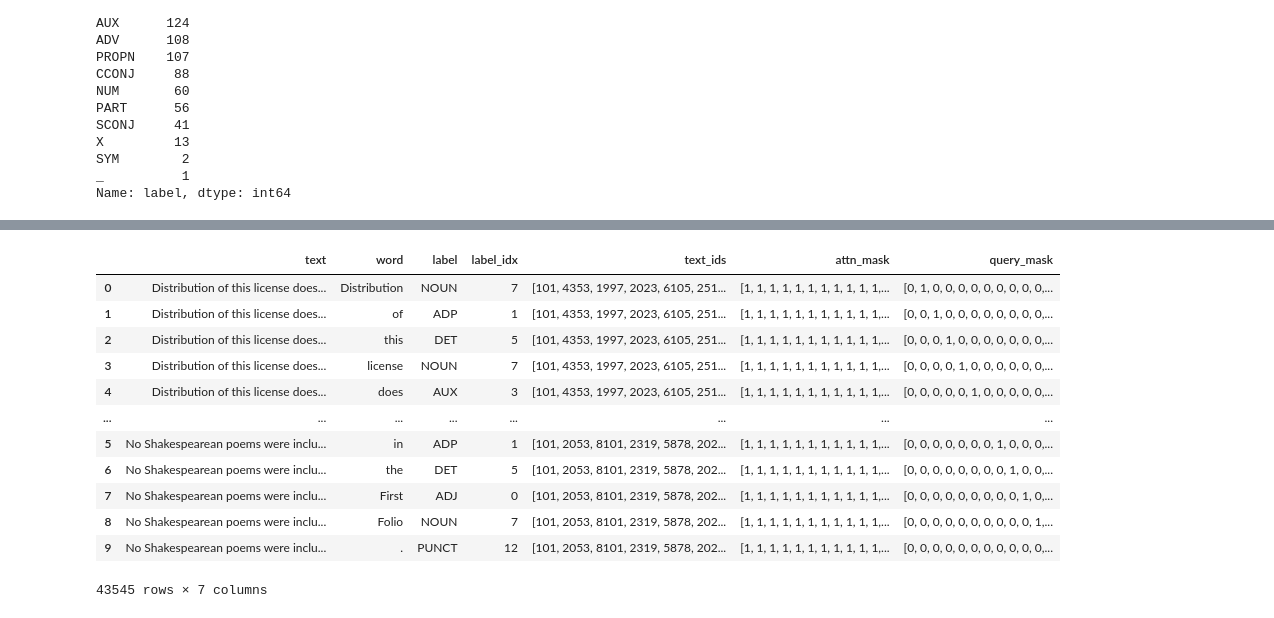
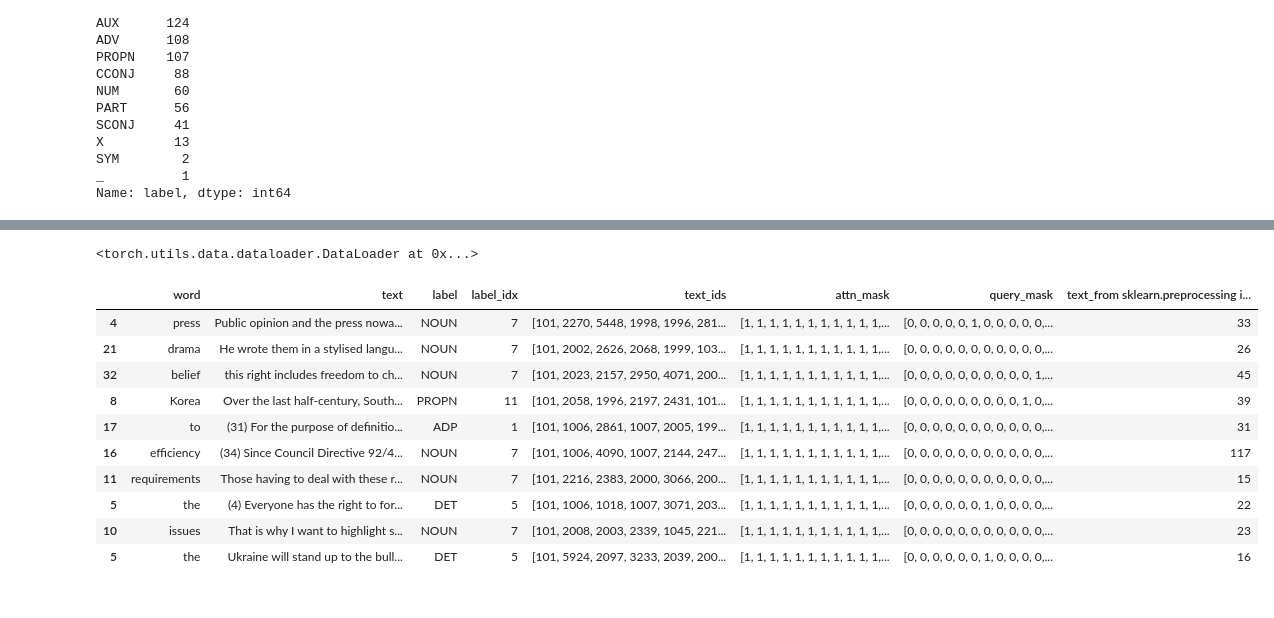
Before and after one commit to ErezSC42/bert_pos_analysis, a Jupyter notebook: data_exploration.ipynb, the cells around one changed output, grey strips where cells are left out. Saved outputs shown, nothing was run; the diff lists cells and outputs as text; code cells hidden in the pictures.

```diff
--- a/data_exploration.ipynb
+++ b/data_exploration.ipynb
@@ -184,16 +146,21 @@ dtype: object
+# %%
+dataloader_train
+# %% [output]
+<torch.utils.data.dataloader.DataLoader at 0x...>
+# %%
+df_train["query_mask"].apply(lambda x: sum(x)).value_counts()
+df_train["text_from sklearn.preprocessing import OneHotEncoderlen"] = df_train["attn_mask"].apply(lambda x: sum(x))
 # %%
-df_train
+df_train.sample(10)
 # %% [output]
-|  | text | word | label | label_idx | text_ids | attn_mask | query_mask |
-| 0 | Distribution of this license does... | Distribution | NOUN | 7 | [101, 4353, 1997, 2023, 6105, 251... | [1, 1, 1, 1, 1, 1, 1, 1, 1, 1, 1,... | [0, 1, 0, 0, 0, 0, 0, 0, 0, 0, 0,... |
-| 1 | Distribution of this license does... | of | ADP | 1 | [101, 4353, 1997, 2023, 6105, 251... | [1, 1, 1, 1, 1, 1, 1, 1, 1, 1, 1,... | [0, 0, 1, 0, 0, 0, 0, 0, 0, 0, 0,... |
-| 2 | Distribution of this license does... | this | DET | 5 | [101, 4353, 1997, 2023, 6105, 251... | [1, 1, 1, 1, 1, 1, 1, 1, 1, 1, 1,... | [0, 0, 0, 1, 0, 0, 0, 0, 0, 0, 0,... |
-| 3 | Distribution of this license does... | license | NOUN | 7 | [101, 4353, 1997, 2023, 6105, 251... | [1, 1, 1, 1, 1, 1, 1, 1, 1, 1, 1,... | [0, 0, 0, 0, 1, 0, 0, 0, 0, 0, 0,... |
-| 4 | Distribution of this license does... | does | AUX | 3 | [101, 4353, 1997, 2023, 6105, 251... | [1, 1, 1, 1, 1, 1, 1, 1, 1, 1, 1,... | [0, 0, 0, 0, 0, 1, 0, 0, 0, 0, 0,... |
-| ... | ... | ... | ... | ... | ... | ... | ... |
-| 5 | No Shakespearean poems were inclu... | in | ADP | 1 | [101, 2053, 8101, 2319, 5878, 202... | [1, 1, 1, 1, 1, 1, 1, 1, 1, 1, 1,... | [0, 0, 0, 0, 0, 0, 0, 1, 0, 0, 0,... |
-| 6 | No Shakespearean poems were inclu... | the | DET | 5 | [101, 2053, 8101, 2319, 5878, 202... | [1, 1, 1, 1, 1, 1, 1, 1, 1, 1, 1,... | [0, 0, 0, 0, 0, 0, 0, 0, 1, 0, 0,... |
-| 7 | No Shakespearean poems were inclu... | First | ADJ | 0 | [101, 2053, 8101, 2319, 5878, 202... | [1, 1, 1, 1, 1, 1, 1, 1, 1, 1, 1,... | [0, 0, 0, 0, 0, 0, 0, 0, 0, 1, 0,... |
-| 8 | No Shakespearean poems were inclu... | Folio | NOUN | 7 | [101, 2053, 8101, 2319, 5878, 202... | [1, 1, 1, 1, 1, 1, 1, 1, 1, 1, 1,... | [0, 0, 0, 0, 0, 0, 0, 0, 0, 0, 1,... |
-| 9 | No Shakespearean poems were inclu... | . | PUNCT | 12 | [101, 2053, 8101, 2319, 5878, 202... | [1, 1, 1, 1, 1, 1, 1, 1, 1, 1, 1,... | [0, 0, 0, 0, 0, 0, 0, 0, 0, 0, 0,... |
+|  | word | text | label | label_idx | text_ids | attn_mask | query_mask | text_from sklearn.preprocessing i... |
+| 4 | press | Public opinion and the press nowa... | NOUN | 7 | [101, 2270, 5448, 1998, 1996, 281... | [1, 1, 1, 1, 1, 1, 1, 1, 1, 1, 1,... | [0, 0, 0, 0, 0, 1, 0, 0, 0, 0, 0,... | 33 |
+| 21 | drama | He wrote them in a stylised langu... | NOUN | 7 | [101, 2002, 2626, 2068, 1999, 103... | [1, 1, 1, 1, 1, 1, 1, 1, 1, 1, 1,... | [0, 0, 0, 0, 0, 0, 0, 0, 0, 0, 0,... | 26 |
+| 32 | belief | this right includes freedom to ch... | NOUN | 7 | [101, 2023, 2157, 2950, 4071, 200... | [1, 1, 1, 1, 1, 1, 1, 1, 1, 1, 1,... | [0, 0, 0, 0, 0, 0, 0, 0, 0, 0, 1,... | 45 |
+| 8 | Korea | Over the last half-century, South... | PROPN | 11 | [101, 2058, 1996, 2197, 2431, 101... | [1, 1, 1, 1, 1, 1, 1, 1, 1, 1, 1,... | [0, 0, 0, 0, 0, 0, 0, 0, 0, 1, 0,... | 39 |
+| 17 | to | (31) For the purpose of definitio... | ADP | 1 | [101, 1006, 2861, 1007, 2005, 199... | [1, 1, 1, 1, 1, 1, 1, 1, 1, 1, 1,... | [0, 0, 0, 0, 0, 0, 0, 0, 0, 0, 0,... | 31 |
+| 16 | efficiency | (34) Since Council Directive 92/4... | NOUN | 7 | [101, 1006, 4090, 1007, 2144, 247... | [1, 1, 1, 1, 1, 1, 1, 1, 1, 1, 1,... | [0, 0, 0, 0, 0, 0, 0, 0, 0, 0, 0,... | 117 |
+| 11 | requirements | Those having to deal with these r... | NOUN | 7 | [101, 2216, 2383, 2000, 3066, 200... | [1, 1, 1, 1, 1, 1, 1, 1, 1, 1, 1,... | [0, 0, 0, 0, 0, 0, 0, 0, 0, 0, 0,... | 15 |
+| 5 | the | (4) Everyone has the right to for... | DET | 5 | [101, 1006, 1018, 1007, 3071, 203... | [1, 1, 1, 1, 1, 1, 1, 1, 1, 1, 1,... | [0, 0, 0, 0, 0, 0, 1, 0, 0, 0, 0,... | 22 |
+| 10 | issues | That is why I want to highlight s... | NOUN | 7 | [101, 2008, 2003, 2339, 1045, 221... | [1, 1, 1, 1, 1, 1, 1, 1, 1, 1, 1,... | [0, 0, 0, 0, 0, 0, 0, 0, 0, 0, 0,... | 23 |
+| 5 | the | Ukraine will stand up to the bull... | DET | 5 | [101, 5924, 2097, 3233, 2039, 200... | [1, 1, 1, 1, 1, 1, 1, 1, 1, 1, 1,... | [0, 0, 0, 0, 0, 0, 1, 0, 0, 0, 0,... | 16 |
-43545 rows × 7 columns
```
Also changed, not shown: parts of 16 cells of this notebook, 6 other files.
